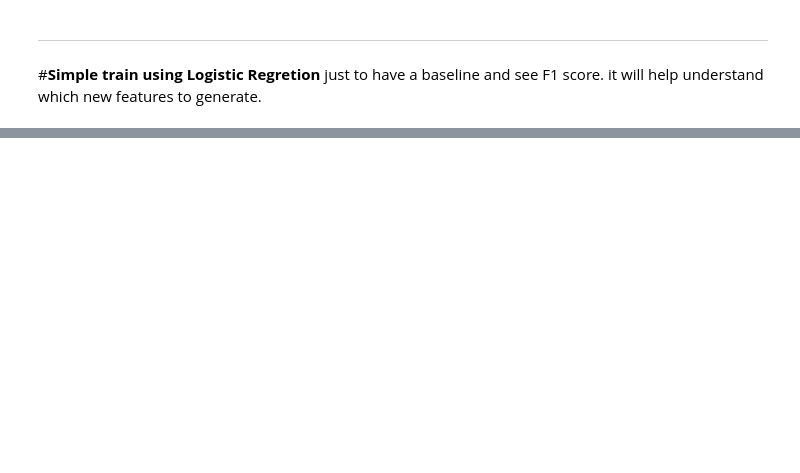
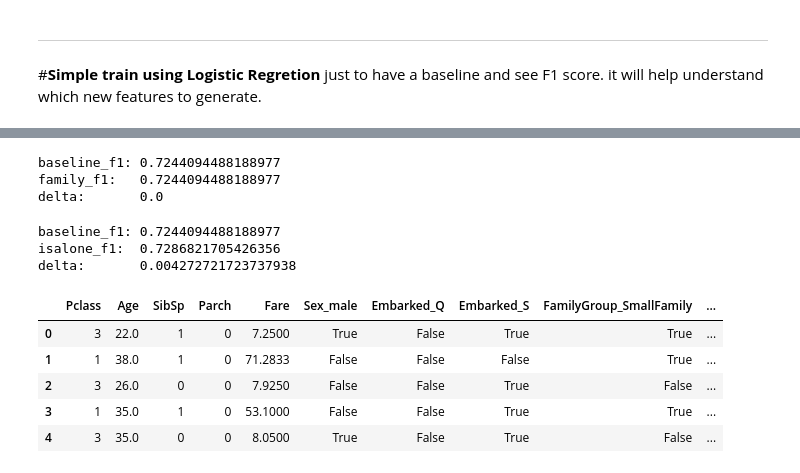
Before and after one commit to womeramichay/elta_home_assignment, a Jupyter notebook: notebooks/eda.ipynb, the cells around one changed output, grey strips where cells are left out. Drawn from its saved outputs; the diff is of its cells as text; code cells hidden in the pictures; blank space fills up the shorter version.

```diff
--- a/notebooks/eda.ipynb
+++ b/notebooks/eda.ipynb
@@ -212,0 +231,79 @@ LogisticRegression does not accept missing values encoded as NaN natively. For s
+# %%
+# Add engineered feature
+X_encoded["FamilySize"] = X_encoded["SibSp"] + X_encoded["Parch"] + 1
+
+# Re-split (same settings) so X_train/X_val include the new column
+X_train, X_val, y_train, y_val = train_test_split(
+    X_encoded,
+    y,
+    test_size=0.2,
+    random_state=42,
+    stratify=y
+)
+
+# Evaluate again
+family_f1 = eval_logreg_f1(X_train, y_train, X_val, y_val)
+
+print("baseline_f1:", baseline_f1)
+print("family_f1:  ", family_f1)
+print("delta:      ", family_f1 - baseline_f1)
+# %% [output]
+baseline_f1: 0.7244094488188977
+family_f1:   0.7244094488188977
+delta:       0.0
+# %%
+# Non-linear engineered feature: IsAlone
+X_encoded["IsAlone"] = ((X_encoded["SibSp"] + X_encoded["Parch"]) == 0).astype(int)
+
+# Re-split so the new column is included
+X_train, X_val, y_train, y_val = train_test_split(
+    X_encoded,
+    y,
+    test_size=0.2,
+    random_state=42,
+    stratify=y
+)
+
+isalone_f1 = eval_logreg_f1(X_train, y_train, X_val, y_val)
+
+print("baseline_f1:", baseline_f1)
+print("isalone_f1: ", isalone_f1)
+print("delta:      ", isalone_f1 - baseline_f1)
+# %% [output]
+baseline_f1: 0.7244094488188977
+isalone_f1:  0.7286821705426356
+delta:       0.004272721723737938
+# %%
+# rebuild feature matrix with FamilyGroup included
+
+features = [
+    "Pclass",
+    "Age",
+    "SibSp",
+    "Parch",
+    "Fare",
+    "Sex",
+    "Embarked",
+    "FamilyGroup",
+]
+
+X = df[features]
+y = df["Survived"]
+
+X_encoded_fg = pd.get_dummies(
+    X,
+    columns=["Sex", "Embarked", "FamilyGroup"],
+    drop_first=True
+)
+
+# Safety: re-impute Age
+X_encoded_fg["Age"] = X_encoded_fg["Age"].fillna(X_encoded_fg["Age"].median())
+
+X_encoded_fg.head()
+# %% [output]
+|  | Pclass | Age | SibSp | Parch | Fare | Sex_male | Embarked_Q | Embarked_S | FamilyGroup_SmallFamily | ... |
+| 0 | 3 | 22.0 | 1 | 0 | 7.2500 | True | False | True | True | ... |
+| 1 | 1 | 38.0 | 1 | 0 | 71.2833 | False | False | False | True | ... |
+| 2 | 3 | 26.0 | 0 | 0 | 7.9250 | False | False | True | False | ... |
+| 3 | 1 | 35.0 | 1 | 0 | 53.1000 | False | False | True | True | ... |
+| 4 | 3 | 35.0 | 0 | 0 | 8.0500 | True | False | True | False | ... |
```
Also changed, not shown: parts of 8 cells of this notebook.
